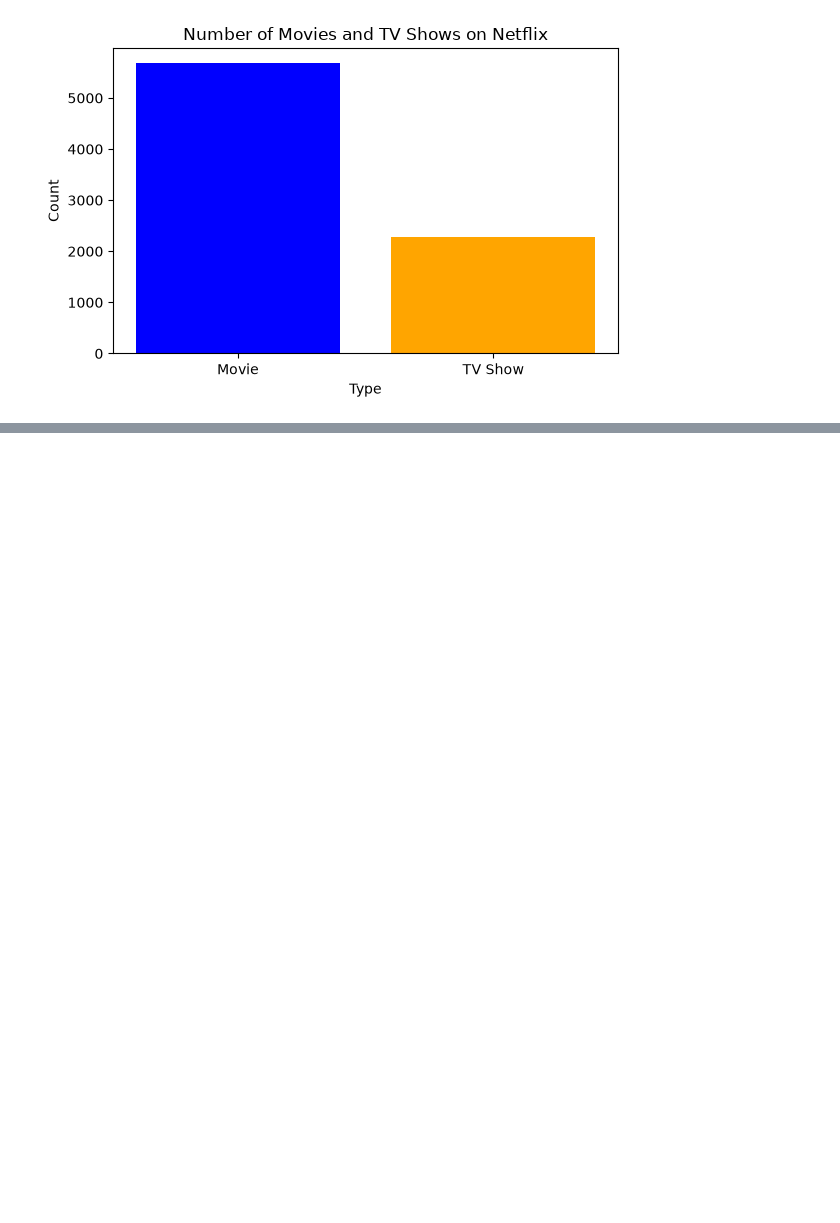
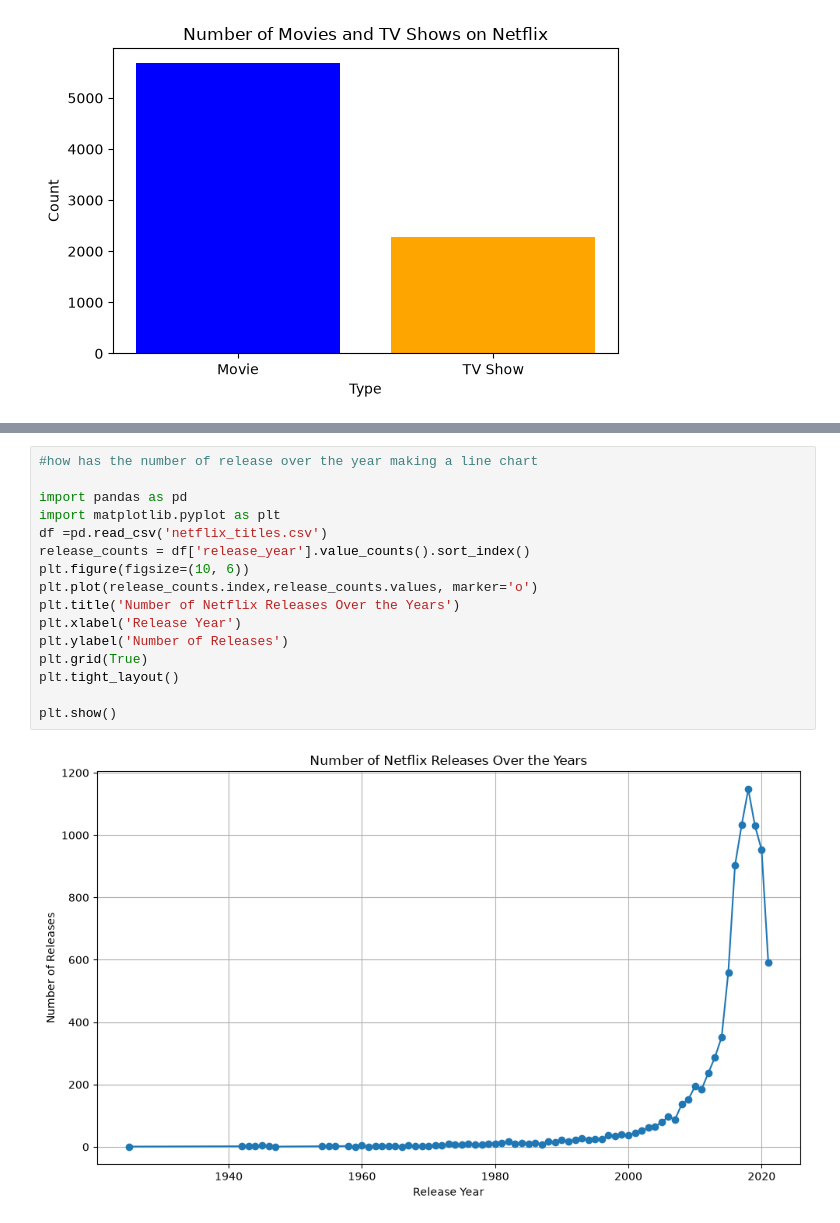
Before and after one commit to Prachi0018/Netflix-Data-Visualization, a Jupyter notebook: netflix_data_visuallization.ipynb, the cells around one changed output, grey strips where cells are left out. Drawn from its saved outputs; the diff is of its cells as text; blank space fills up the shorter version.

```diff
--- a/netflix_data_visuallization.ipynb
+++ b/netflix_data_visuallization.ipynb
@@ -28,0 +40,18 @@ rating_percentages = rating_counts / rating_counts.sum() * 100
+# %%
+#how has the number of release over the year making a line chart
+
+import pandas as pd
+import matplotlib.pyplot as plt
+df =pd.read_csv('netflix_titles.csv')
+release_counts = df['release_year'].value_counts().sort_index()
+plt.figure(figsize=(10, 6))
+plt.plot(release_counts.index,release_counts.values, marker='o')
+plt.title('Number of Netflix Releases Over the Years')
+plt.xlabel('Release Year')
+plt.ylabel('Number of Releases')
+plt.grid(True)
+plt.tight_layout()
+
+plt.show()
+# %% [output]
+[figure, added]
```
Also changed, not shown: parts of 5 cells of this notebook.
